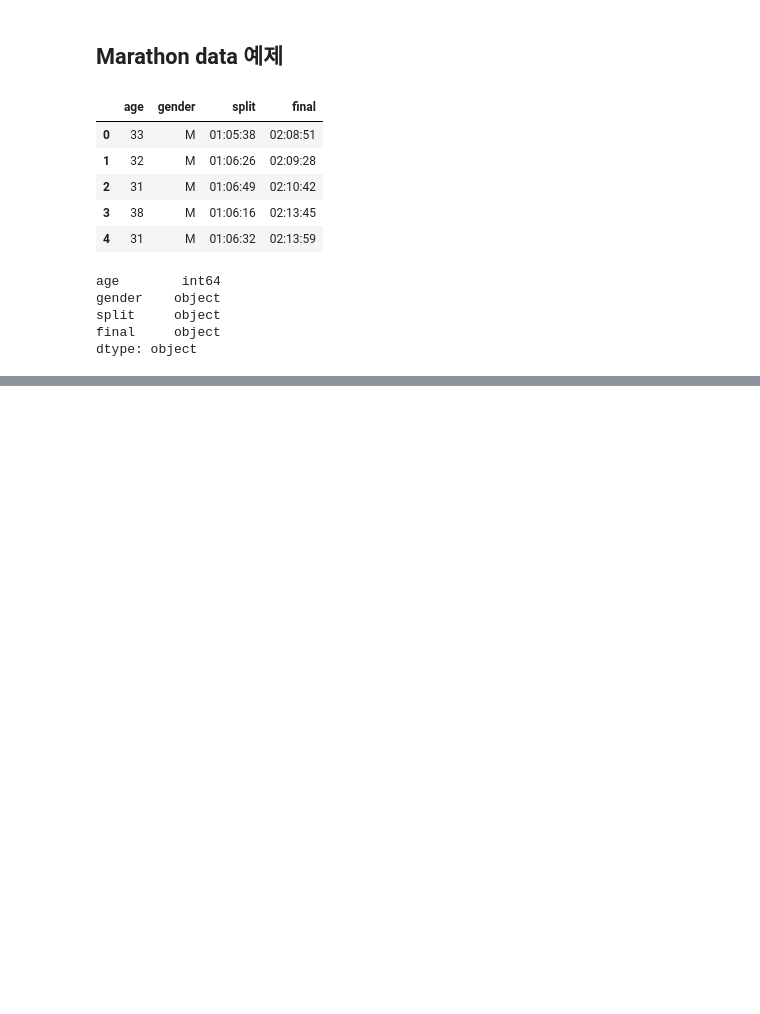
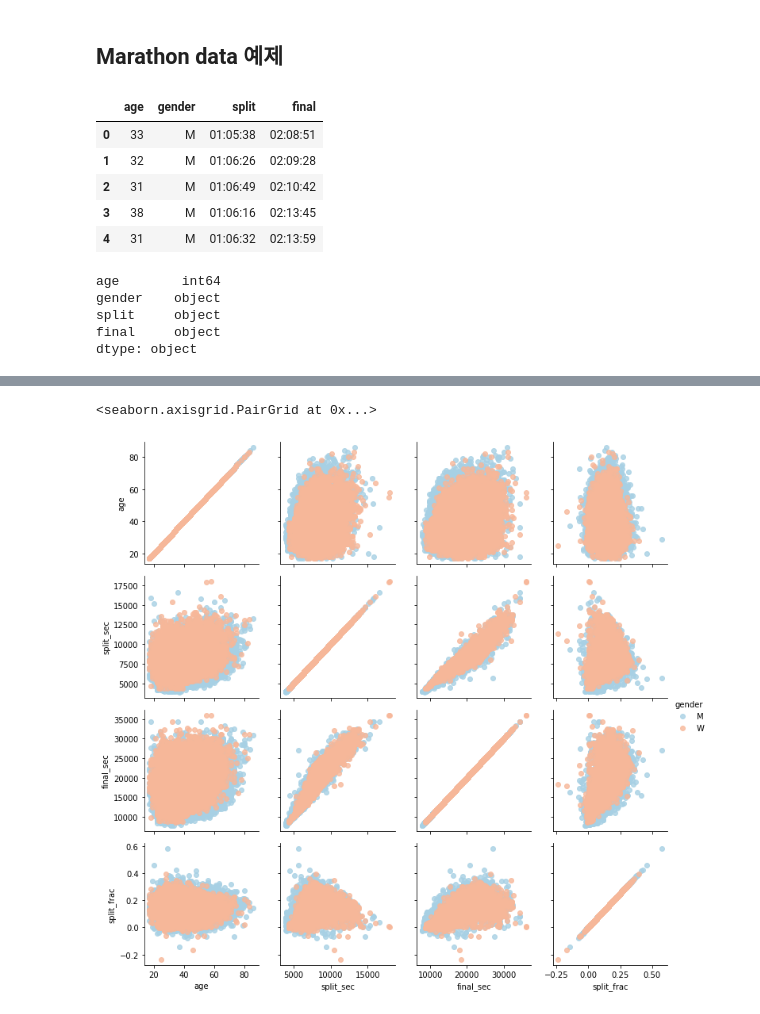
Before and after one commit to crickmj/Python_begins, a Jupyter notebook: for Practice/practice4.ipynb, the cells around one changed output, grey strips where cells are left out. Saved outputs shown, nothing was run; the diff lists cells and outputs as text; code cells hidden in the pictures; blank space fills up the shorter version.

```diff
--- a/for Practice/practice4.ipynb
+++ b/for Practice/practice4.ipynb
@@ -63,0 +107,8 @@ AttributeError: 'DataFrame' object has no attribute 'dtype'
+# %%
+g = sns.PairGrid(data, vars = ['age', 'split_sec', 'final_sec', 'split_frac'],
+                 hue = 'gender', palette = 'RdBu_r')
+g.map(plt.scatter, alpha = 0.8)
+g.add_legend()
+# %% [output]
+<seaborn.axisgrid.PairGrid at 0x...>
+[figure, added]
```
Also changed, not shown: parts of 6 cells of this notebook.
